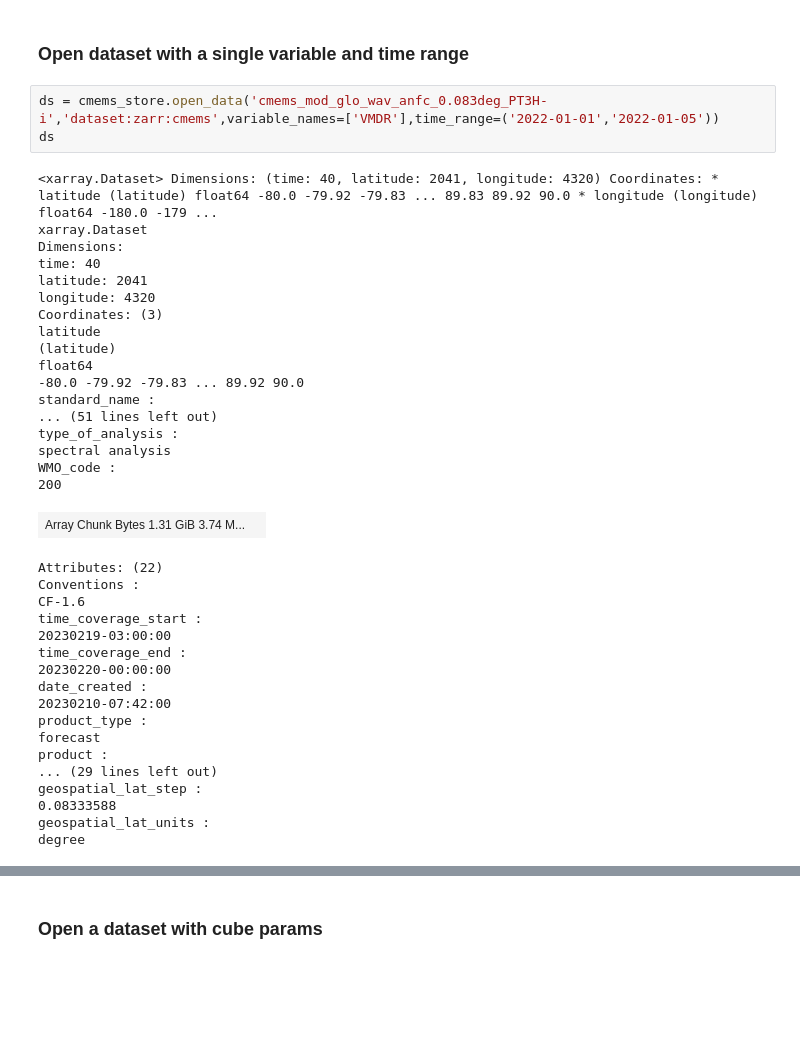
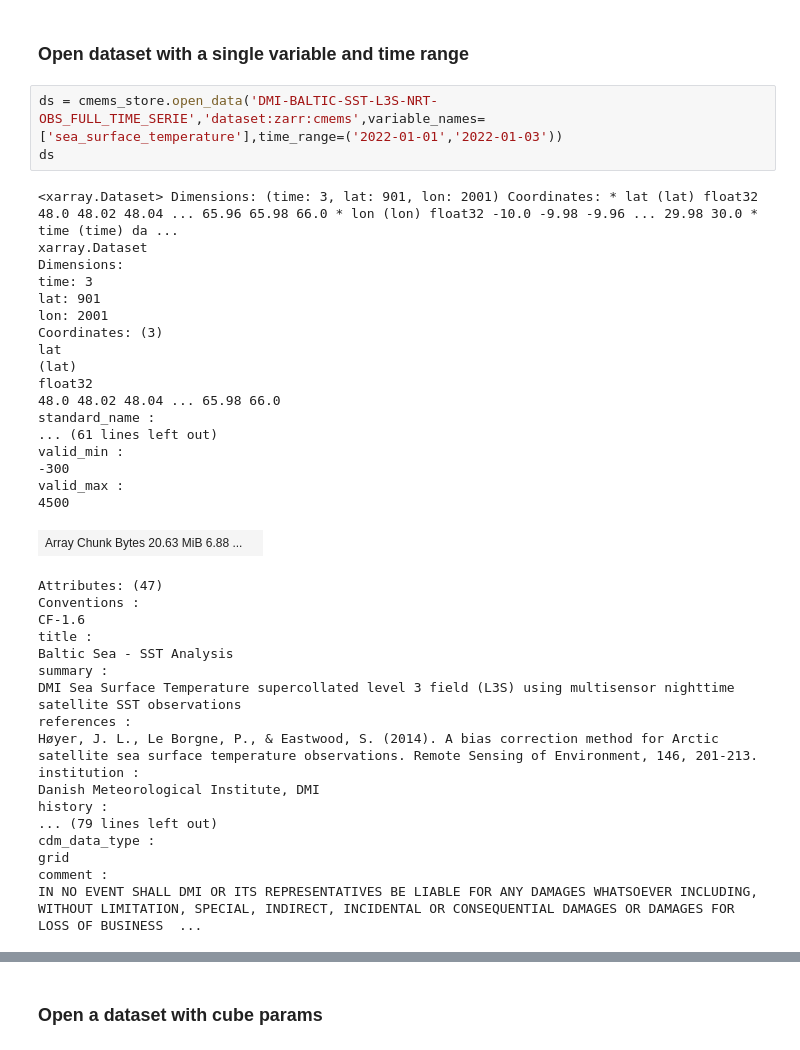
Before and after one commit to xcube-dev/xcube-cmems, a Jupyter notebook: examples/notebooks/cmems_ds_example.ipynb, the cells around one changed output, grey strips where cells are left out. Drawn from its saved outputs; the diff is of its cells as text; blank space fills up the shorter version.

```diff
--- a/examples/notebooks/cmems_ds_example.ipynb
+++ b/examples/notebooks/cmems_ds_example.ipynb
@@ -127,42 +95,42 @@ WMO_code :
 # %% [markdown]
 ### Open dataset with a single variable and time range
 # %%
-ds = cmems_store.open_data('cmems_mod_glo_wav_anfc_0.083deg_PT3H-i','dataset:zarr:cmems',variable_names=['VMDR'],time_range=('2022-01-01','2022-01-05'))
+ds = cmems_store.open_data('DMI-BALTIC-SST-L3S-NRT-OBS_FULL_TIME_SERIE','dataset:zarr:cmems',variable_names=['sea_surface_temperature'],time_range=('2022-01-01','2022-01-03'))
 ds
 # %% [output]
-<xarray.Dataset> Dimensions: (time: 40, latitude: 2041, longitude: 4320) Coordinates: * latitude (latitude) float64 -80.0 -79.92 -79.83 ... 89.83 89.92 90.0 * longitude (longitude) float64 -180.0 -179 ...
+<xarray.Dataset> Dimensions: (time: 3, lat: 901, lon: 2001) Coordinates: * lat (lat) float32 48.0 48.02 48.04 ... 65.96 65.98 66.0 * lon (lon) float32 -10.0 -9.98 -9.96 ... 29.98 30.0 * time (time) da ...
 xarray.Dataset
 Dimensions:
-time: 40
-latitude: 2041
-longitude: 4320
+time: 3
+lat: 901
+lon: 2001
 Coordinates: (3)
-latitude
-(latitude)
-float64
--80.0 -79.92 -79.83 ... 89.92 90.0
+lat
+(lat)
+float32
+48.0 48.02 48.04 ... 65.98 66.0
 standard_name :
-... (51 lines left out)
-type_of_analysis :
-spectral analysis
-WMO_code :
-200
+... (61 lines left out)
+valid_min :
+-300
+valid_max :
+4500
-| Array Chunk Bytes 1.31 GiB 3.74 M... |  |
+| Array Chunk Bytes 20.63 MiB 6.88 ... |  |
-Attributes: (22)
+Attributes: (47)
 Conventions :
 CF-1.6
-time_coverage_start :
-20230219-03:00:00
-time_coverage_end :
-20230220-00:00:00
-date_created :
-20230210-07:42:00
-product_type :
-forecast
-product :
-... (29 lines left out)
-geospatial_lat_step :
-0.08333588
-geospatial_lat_units :
-degree
+title :
+Baltic Sea - SST Analysis
+summary :
+DMI Sea Surface Temperature supercollated level 3 field (L3S) using multisensor nighttime satellite SST observations
+references :
+Høyer, J. L., Le Borgne, P., & Eastwood, S. (2014). A bias correction method for Arctic satellite sea surface temperature observations. Remote Sensing of Environment, 146, 201-213.
+institution :
+Danish Meteorological Institute, DMI
+history :
+... (79 lines left out)
+cdm_data_type :
+grid
+comment :
+IN NO EVENT SHALL DMI OR ITS REPRESENTATIVES BE LIABLE FOR ANY DAMAGES WHATSOEVER INCLUDING, WITHOUT LIMITATION, SPECIAL, INDIRECT, INCIDENTAL OR CONSEQUENTIAL DAMAGES OR DAMAGES FOR LOSS OF BUSINESS  ...
 # %%
```
Also changed, not shown: parts of 13 cells of this notebook.
